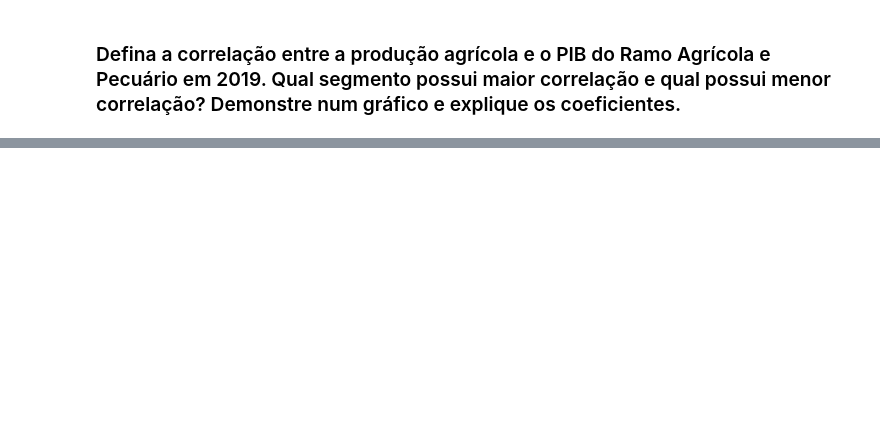
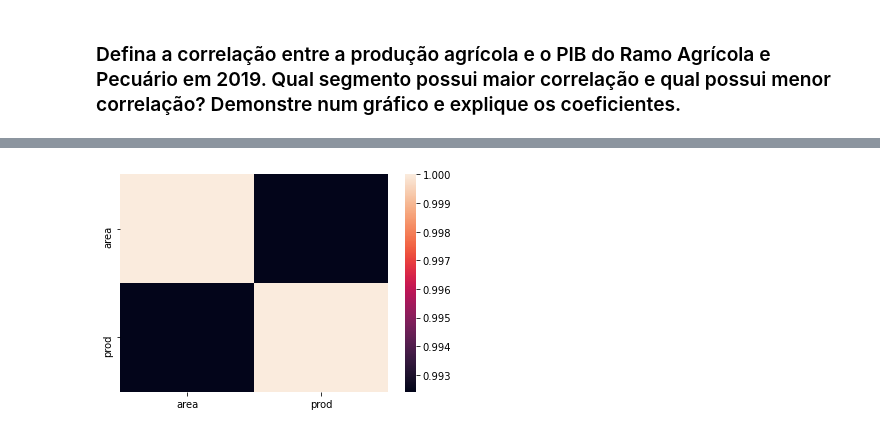
Before and after one commit to RCristiano/eleflow, a Jupyter notebook: exploracao.ipynb, the cells around one changed output, grey strips where cells are left out. Saved outputs shown, nothing was run; the diff lists cells and outputs as text; code cells hidden in the pictures; blank space fills up the shorter version.

```diff
--- a/exploracao.ipynb
+++ b/exploracao.ipynb
@@ -86,0 +110,5 @@ df_prod[df_prod['uf'] == 'SÃO PAULO'][
+# %%
+sns.heatmap(df_prod.corr())
+plt.show()
+# %% [output]
+[figure, added]
```
Also changed, not shown: parts of 18 cells of this notebook, 4 other files.
